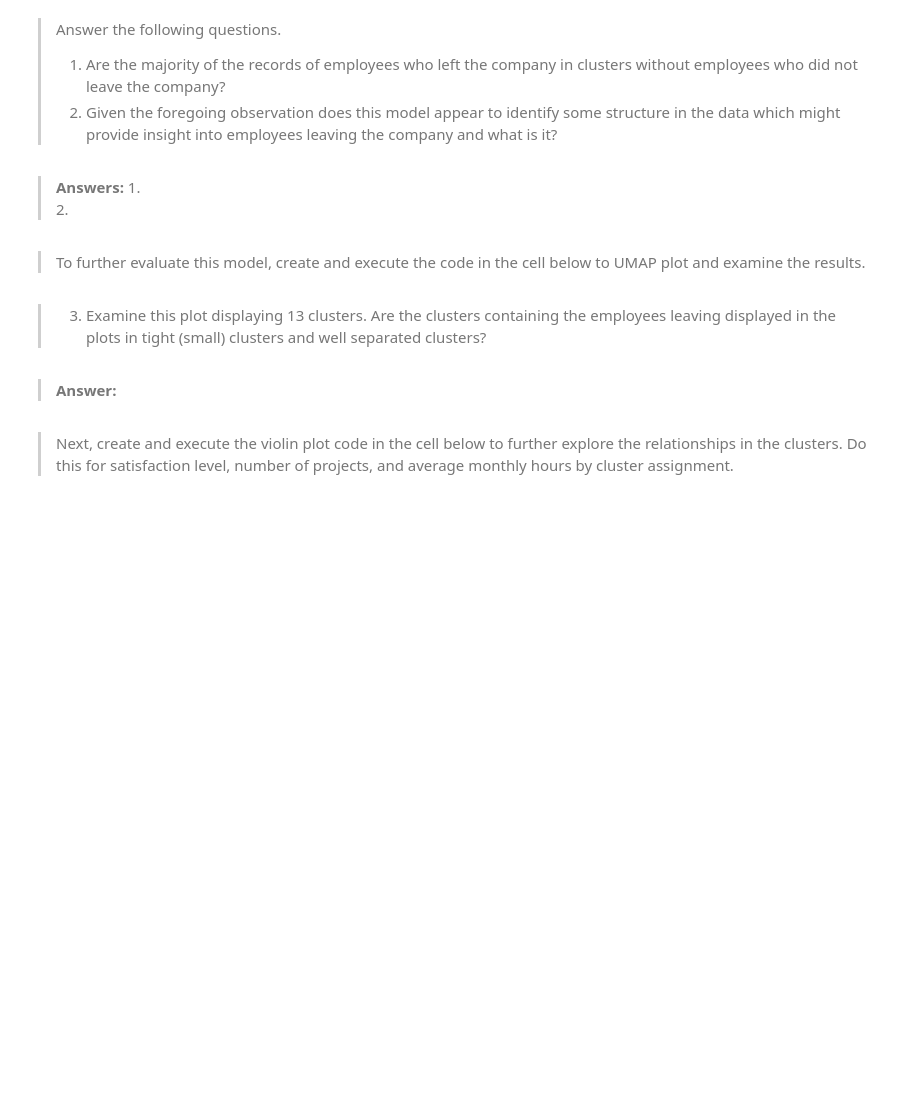
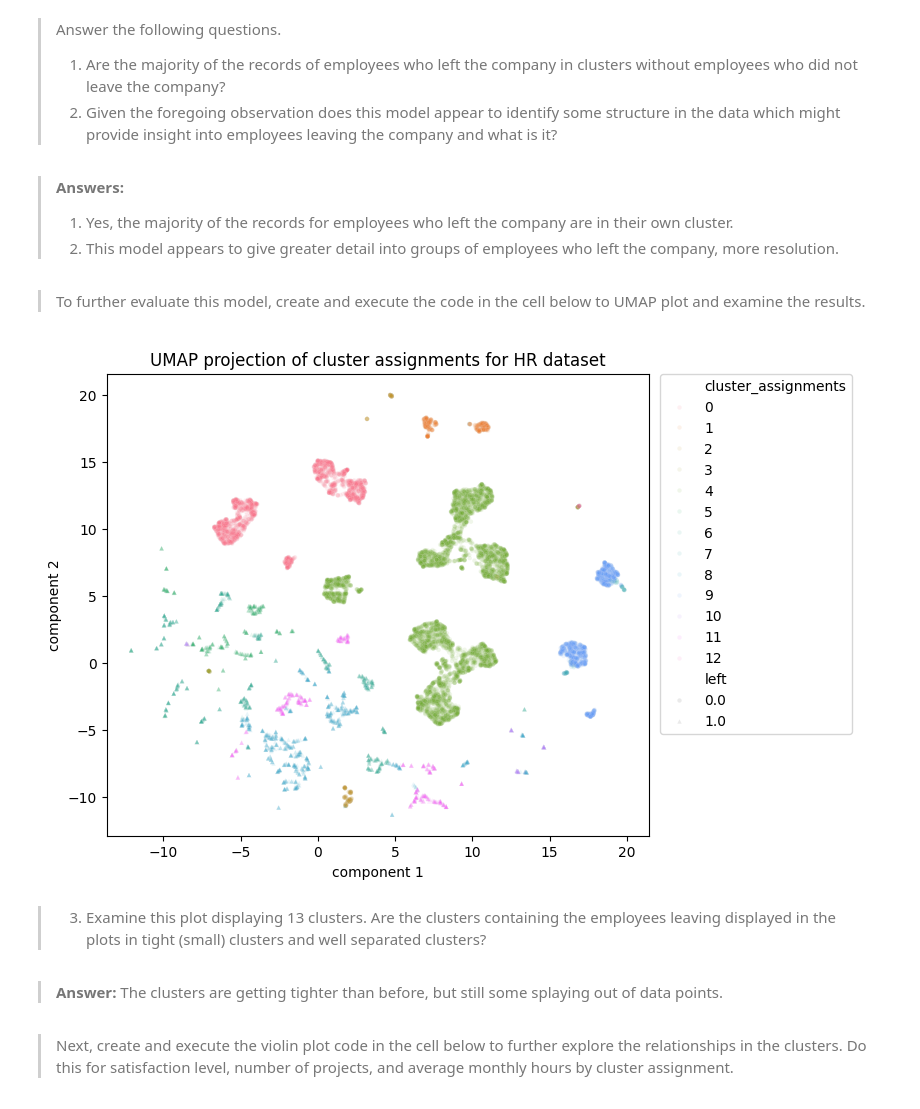
Before and after one commit to whendo/CSCI-E-108, a Jupyter notebook: notebooks/07_ClusterModels.ipynb, the cells around one changed output. Cells and saved outputs as stored; diff of their text form; code cells hidden in the pictures; blank space fills up the shorter version.

```diff
--- a/notebooks/07_ClusterModels.ipynb
+++ b/notebooks/07_ClusterModels.ipynb
@@ -750,18 +796,21 @@ HR_data.loc[:,['cluster_assignments','left']].value_counts().sort_index(axis=0,
 > Answer the following questions.
 > 1. Are the majority of the records of employees who left the company in clusters without employees who did not leave the company?
 > 2. Given the foregoing observation does this model appear to identify some structure in the data which might provide insight into employees leaving the company and what is it?
-# %% [markdown]
-> **Answers:**
-> 1.
-> 2.
+# %% [markdown]
+> **Answers:**
+> 1. Yes, the majority of the records for employees who left the company are in their own cluster.
+> 2. This model appears to give greater detail into groups of employees who left the company, more resolution.
 # %% [markdown]
 > To further evaluate this model, create and execute the code in the cell below to UMAP plot and examine the results.
 # %%
 ## Put your code below
+plot_cluster_assignments(HR_embedding_df, HR_data.cluster_assignments)
+# %% [output]
+[figure, added]
 # %% [markdown]
 > 3. Examine this plot displaying 13 clusters. Are the clusters containing the employees leaving displayed in the plots in tight (small) clusters and well separated clusters?
-# %% [markdown]
-> **Answer:**
+# %% [markdown]
+> **Answer:** The clusters are getting tighter than before, but still some splaying out of data points.
 # %% [markdown]
 > Next, create and execute the violin plot code in the cell below to further explore the relationships in the clusters. Do this for satisfaction level, number of projects, and average monthly hours by cluster assignment.
 # %%
```
Also changed, not shown: parts of 7 cells of this notebook.
